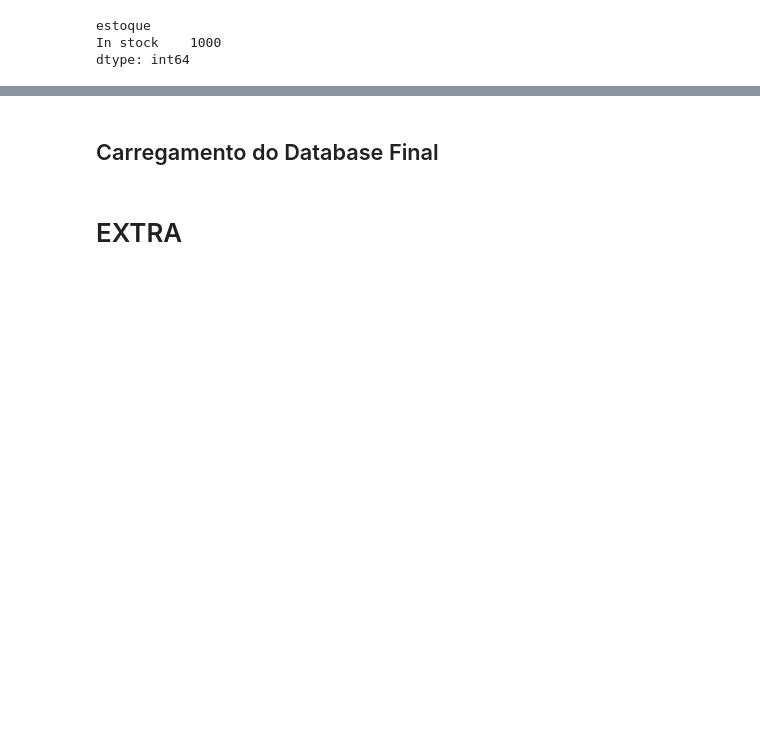
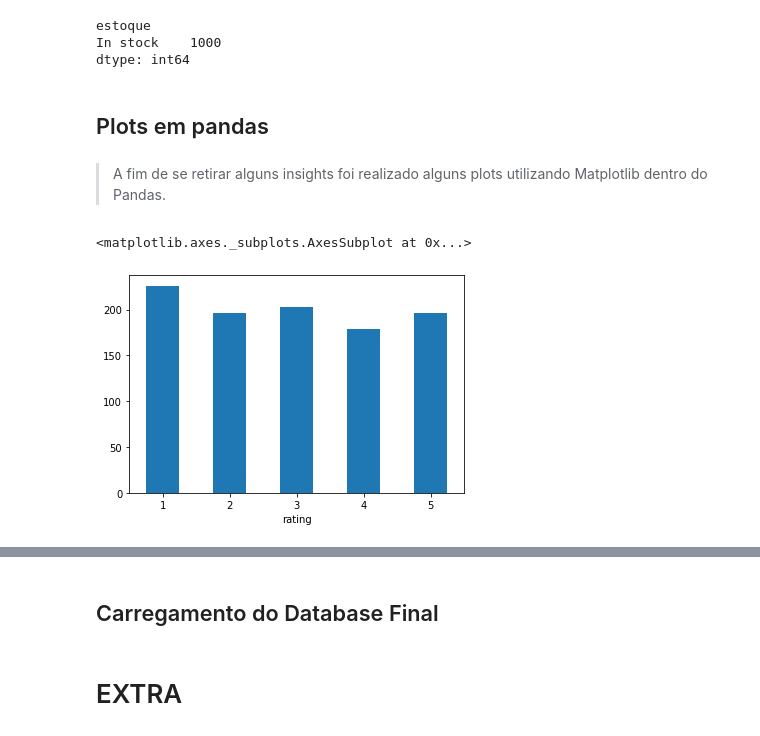
Before and after one commit to caioitalo/projetos_estudos, a Jupyter notebook: Web_scrapping_Selenium_Beautifulsoup4.ipynb, the cells around one changed output, grey strips where cells are left out. Drawn from its saved outputs; the diff is of its cells as text; code cells hidden in the pictures; blank space fills up the shorter version.

```diff
--- a/Web_scrapping_Selenium_Beautifulsoup4.ipynb
+++ b/Web_scrapping_Selenium_Beautifulsoup4.ipynb
@@ -273,3 +273,5 @@ preco        float64
 rating        object
 estoque       object
 dtype: object
+# %%
+df['rating'] = df.rating.replace({'One':1,'Two':2,'Three':3,'Four':4,'Five':5})
@@ -280,3 +304,14 @@ df.groupby('estoque').size()
 estoque
 In stock    1000
 dtype: int64
+# %% [markdown]
+## Plots em pandas
+# %% [markdown]
+> A fim de se retirar alguns insights foi realizado alguns plots utilizando Matplotlib dentro do Pandas.
+# %%
+# plot 1 - Analisando a quantidade de cada nota do catálogo
+ft1 = df.groupby('rating').size()
+ft1.plot(kind='bar',rot=0)
+# %% [output]
+<matplotlib.axes._subplots.AxesSubplot at 0x...>
+[figure, added]
```
Also changed, not shown: parts of 6 cells of this notebook.
